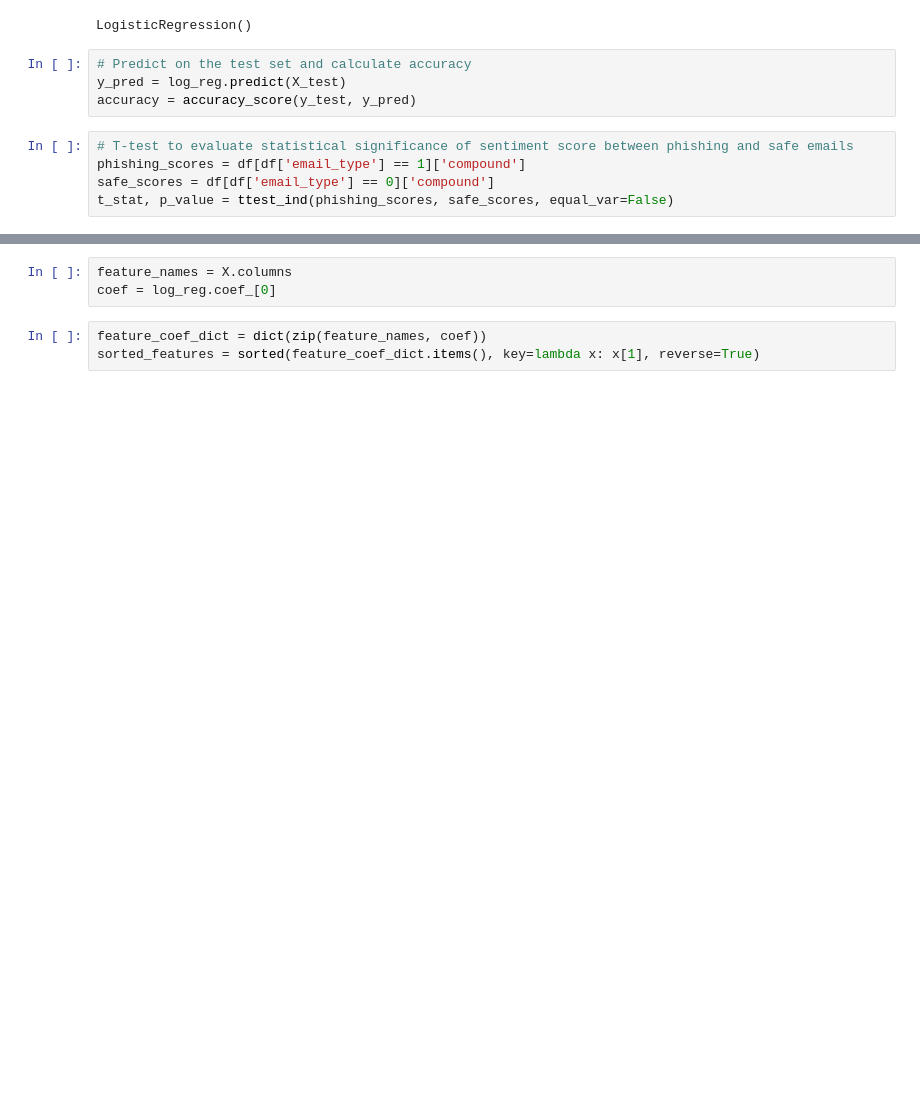
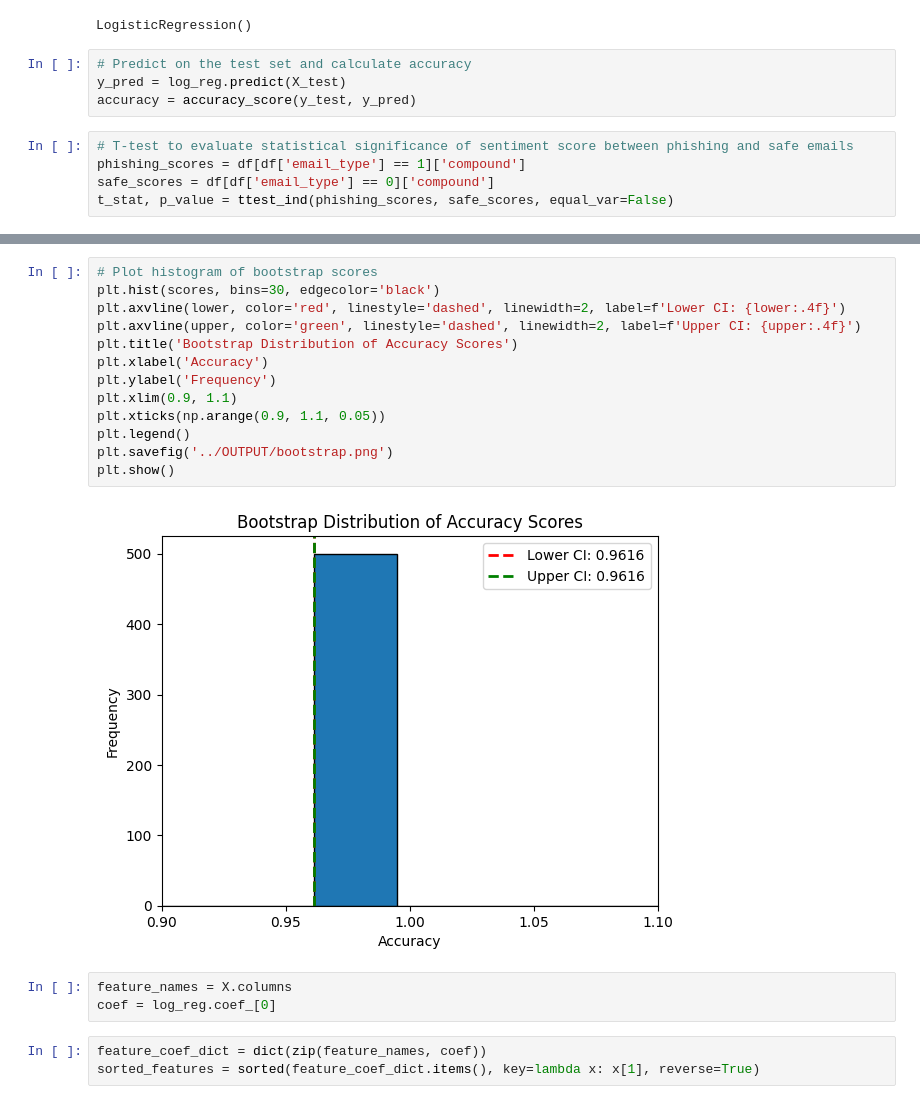
Before and after one commit to camigutie/DS4002-Project1, a Jupyter notebook: SCRIPTS/analysis.ipynb, the cells around one changed output, grey strips where cells are left out. Cells and saved outputs as stored; diff of their text form; blank space fills up the shorter version.

```diff
--- a/SCRIPTS/analysis.ipynb
+++ b/SCRIPTS/analysis.ipynb
@@ -55,3 +110,18 @@ results
+# %%
+# Plot histogram of bootstrap scores
+plt.hist(scores, bins=30, edgecolor='black')
+plt.axvline(lower, color='red', linestyle='dashed', linewidth=2, label=f'Lower CI: {lower:.4f}')
+plt.axvline(upper, color='green', linestyle='dashed', linewidth=2, label=f'Upper CI: {upper:.4f}')
+plt.title('Bootstrap Distribution of Accuracy Scores')
+plt.xlabel('Accuracy')
+plt.ylabel('Frequency')
+plt.xlim(0.9, 1.1)
+plt.xticks(np.arange(0.9, 1.1, 0.05))
+plt.legend()
+plt.savefig('../OUTPUT/bootstrap.png')
+plt.show()
+# %% [output]
+[figure, added]
 # %%
 feature_names = X.columns
 coef = log_reg.coef_[0]
```
Also changed, not shown: parts of 11 cells of this notebook, 2 other files.
